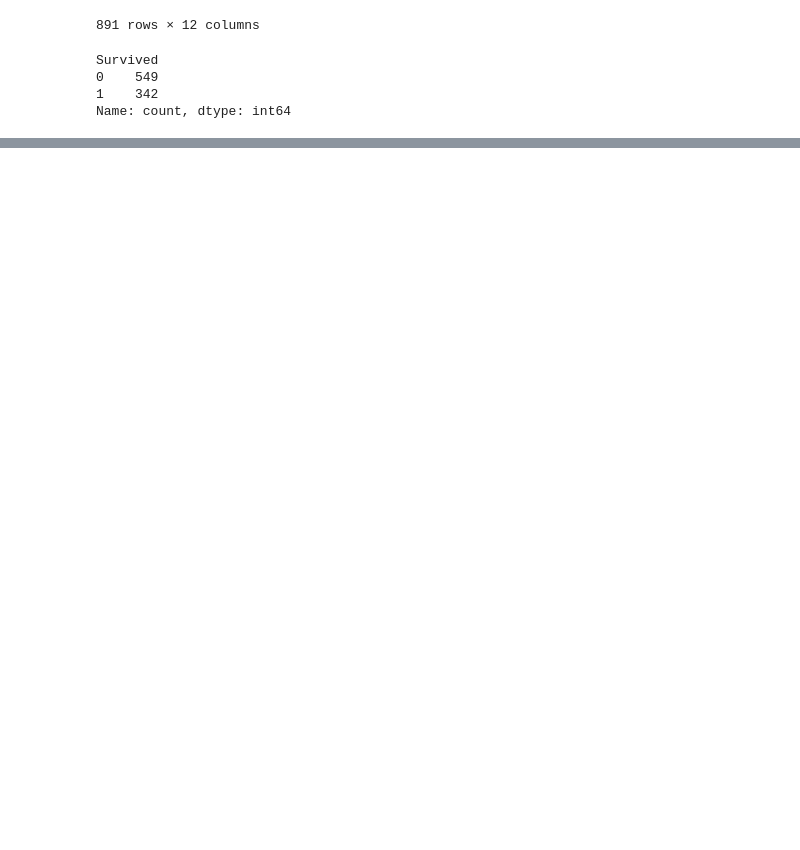
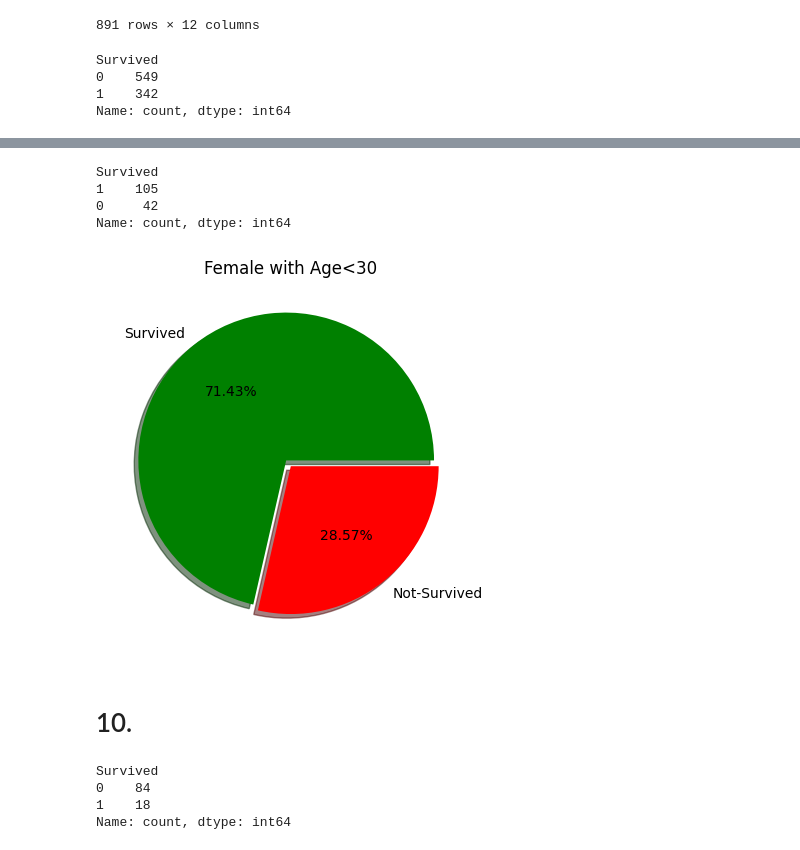
Before and after one commit to Aditya-amrahs/EDA-ML, a Jupyter notebook: Titanic/Titanic-Sol.ipynb, the cells around one changed output, grey strips where cells are left out. Cells and saved outputs as stored; diff of their text form; code cells hidden in the pictures; blank space fills up the shorter version.

```diff
--- a/Titanic/Titanic-Sol.ipynb
+++ b/Titanic/Titanic-Sol.ipynb
@@ -138,0 +179,26 @@ SyntaxError: invalid syntax (4167178417.py, line 1)
+# %%
+df_f_a = df[(df.Age<30) & (df.Sex=="female")]
+var3 = df_f_a.Survived.value_counts()
+var3
+# %% [output]
+Survived
+1    105
+0     42
+Name: count, dtype: int64
+# %%
+plt.pie(var3, shadow=True, autopct="%0.2f%%",explode = (0.05,0), labels=["Survived", "Not-Survived"], colors = ["g", "r"])
+plt.title("Female with Age<30")
+plt.show()
+# %% [output]
+[figure, added]
+# %% [markdown]
+# 10.
+# %%
+df_m_a = df[(df.Age>40) & (df.Sex=="male")]
+var4 = df_m_a.Survived.value_counts()
+var4
+# %% [output]
+Survived
+0    84
+1    18
+Name: count, dtype: int64
```
Also changed, not shown: parts of 41 cells of this notebook.
